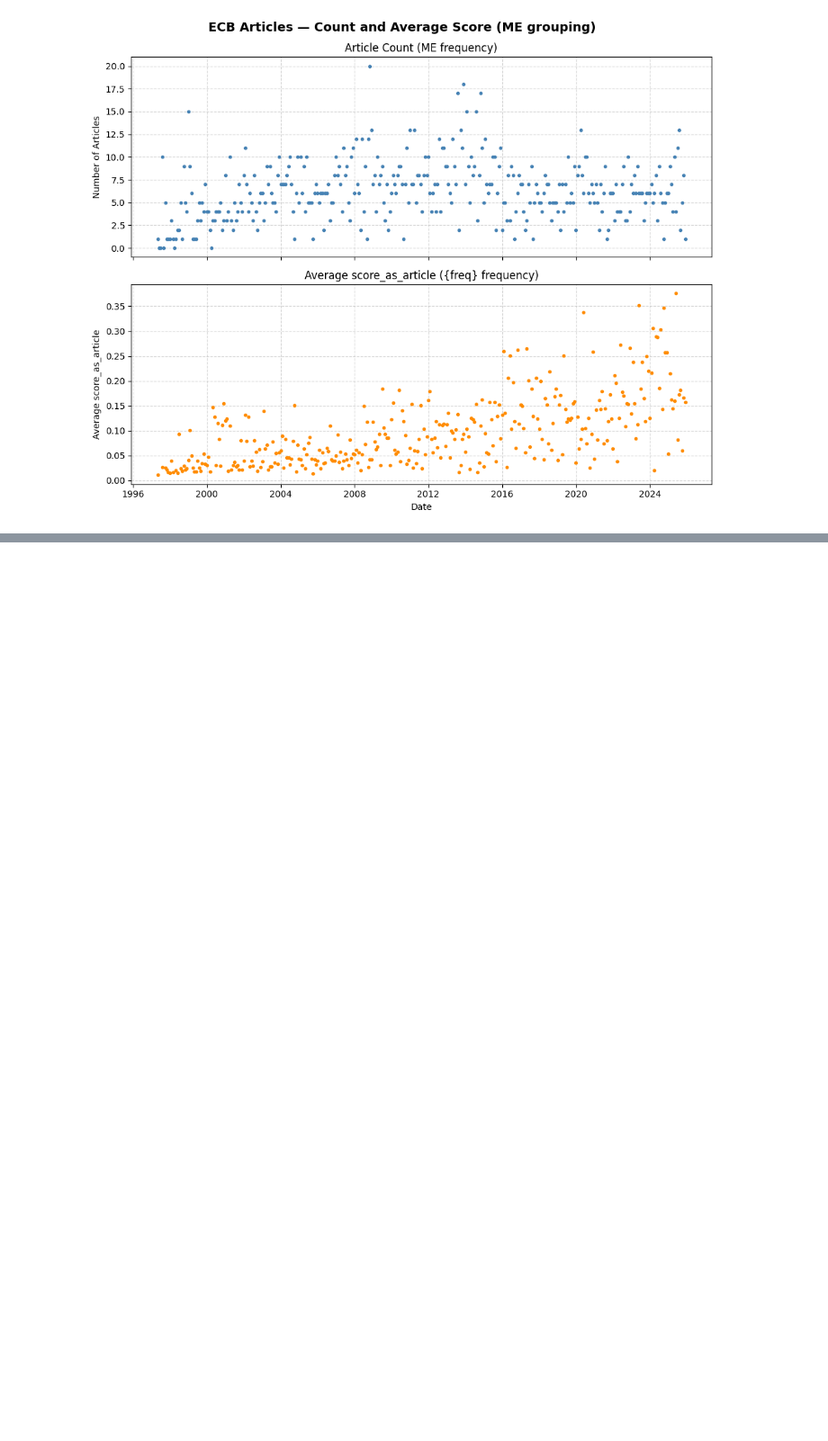
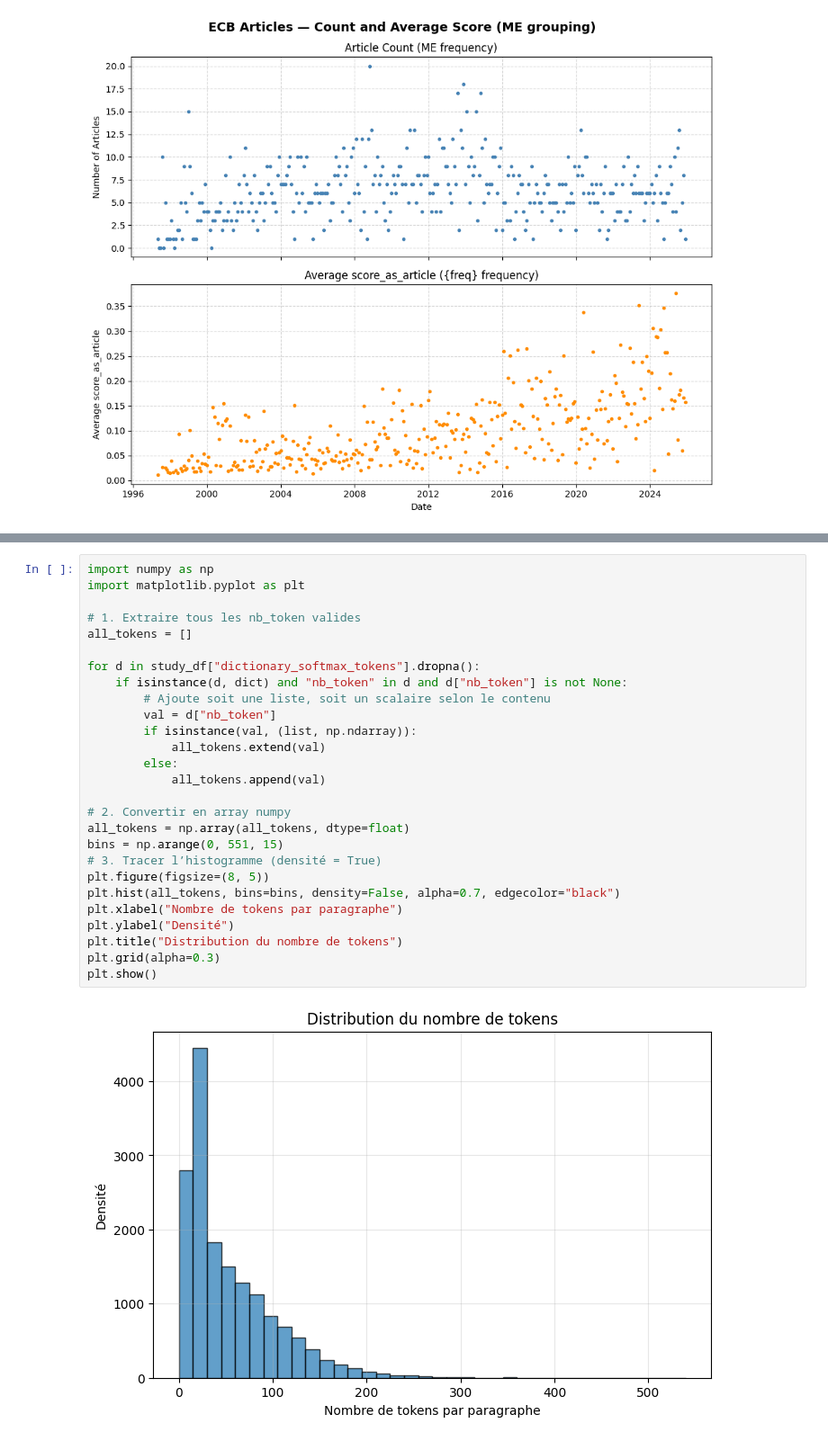
Before and after one commit to amjn480/project_ml_pm_vautrin_jean, a Jupyter notebook: main.ipynb, the cells around one changed output, grey strips where cells are left out. Shown at 90% size. Cells and saved outputs as stored; diff of their text form; blank space fills up the shorter version.

```diff
--- a/main.ipynb
+++ b/main.ipynb
@@ -1222,0 +1327,29 @@ study_df.head()
+# %%
+import numpy as np
+import matplotlib.pyplot as plt
+
+# 1. Extraire tous les nb_token valides
+all_tokens = []
+
+for d in study_df["dictionary_softmax_tokens"].dropna():
+    if isinstance(d, dict) and "nb_token" in d and d["nb_token"] is not None:
+        # Ajoute soit une liste, soit un scalaire selon le contenu
+        val = d["nb_token"]
+        if isinstance(val, (list, np.ndarray)):
+            all_tokens.extend(val)
+        else:
+            all_tokens.append(val)
+
+# 2. Convertir en array numpy
+all_tokens = np.array(all_tokens, dtype=float)
+bins = np.arange(0, 551, 15)
+# 3. Tracer l’histogramme (densité = True)
+plt.figure(figsize=(8, 5))
+plt.hist(all_tokens, bins=bins, density=False, alpha=0.7, edgecolor="black")
+plt.xlabel("Nombre de tokens par paragraphe")
+plt.ylabel("Densité")
+plt.title("Distribution du nombre de tokens")
+plt.grid(alpha=0.3)
+plt.show()
+# %% [output]
+[figure, added]
```
Also changed, not shown: parts of 18 cells of this notebook, 1 other file.
